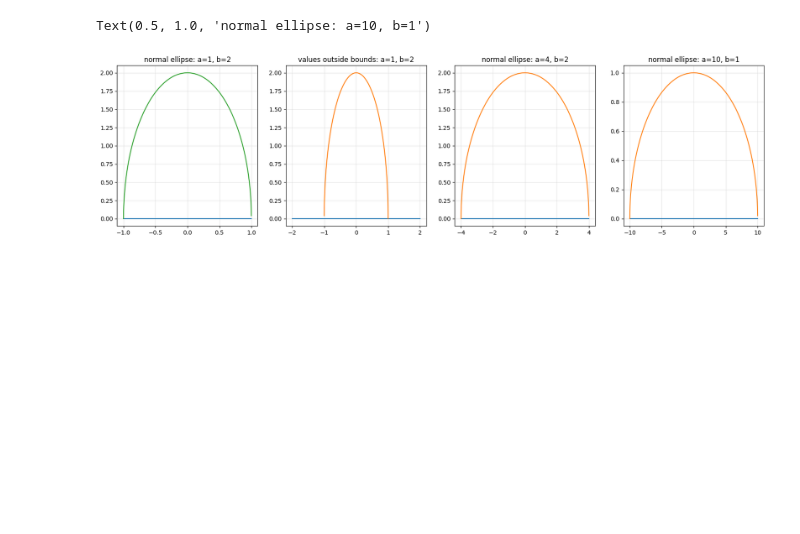
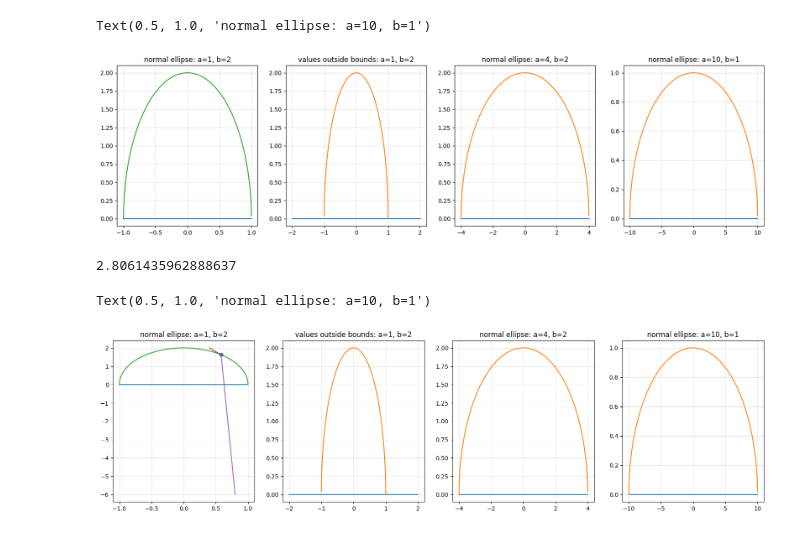
Before and after one commit to Noah-Everett/DSPD-Lens-Sim, a Jupyter notebook: DSPD_Lens_Sim.ipynb, the cells around one changed output. Cells and saved outputs as stored; diff of their text form; code cells hidden in the pictures; blank space fills up the shorter version.

```diff
--- a/DSPD_Lens_Sim.ipynb
+++ b/DSPD_Lens_Sim.ipynb
@@ -30,11 +39,11 @@ class lens_ellipse_circular( surface ):
 
   def equation_3d( self, x, y ):
     r = ( x**2 + y**2 )**(1/2)
-    return equation_ellipse_2d( r )
+    return self.equation_2d( r )
 
   def get_position_incidence_2d( self, photon_yIntercept, photon_slope ):
-    x = ( -photon_slope * photon_yIntercept + self.b * ( photon_slope**2 + self.b**2/self.a**2 - photon_yIntercept**2/self.a**2 )**(1/2) ) / ( m**2 + self.b**2/self.a**2 )
-    y = equation_2d( x )
+    x = ( -photon_slope * photon_yIntercept + self.b * ( photon_slope**2 + self.b**2/self.a**2 - photon_yIntercept**2/self.a**2 )**(1/2) ) / ( photon_slope**2 + self.b**2/self.a**2 )
+    y = self.equation_2d( x )
     return ( x, y )
 
   def get_position_incidence_3d( self, photon_position, photon_direction ):
@@ -52,14 +61,14 @@ class lens_ellipse_circular( surface ):
     # xy-plane
     photon_slope = photon_direction[ 1 ] / photon_direction[ 0 ] # redefinition of xy-slope
     photon_yIntercept = photon_position[ 1 ] - photon_slope * photon_position[ 1 ]
-    x = ( -photon_slope * photon_yIntercept + ( -m**2 * r_incidence**2 - photon_yIntercept**2 + r_incidence**2 )**(1/2) ) / ( photon_slope**2 + 1 )
+    x = ( -photon_slope * photon_yIntercept + ( -photon_slope**2 * r_incidence**2 - photon_yIntercept**2 + r_incidence**2 )**(1/2) ) / ( photon_slope**2 + 1 )
     y = ( r_incidence**2 - x**2 )**(1/2)
 
     return ( x, y, z )
 
   def get_angle_incidence( self, photon_position, photon_direction ):
     ( x, y, z ) = self.get_position_incidence_3d( photon_position, photon_direction )
-    return math.acos( x * photon_direction[ 0 ] + y * photon_direction[ 1 ] + z * photon_direction[ 2 ] ) / ( ( x**2 + y**2 + z**2 )**(1/2) * ( photon_direction[ 0 ]**2 + photon_direction[ 1 ]**2 + photon_direction[ 2 ]**2 )**(1/2) )
+    return math.acos( ( x * photon_direction[ 0 ] + y * photon_direction[ 1 ] + z * photon_direction[ 2 ] ) / ( ( x**2 + y**2 + z**2 )**(1/2) * ( photon_direction[ 0 ]**2 + photon_direction[ 1 ]**2 + photon_direction[ 2 ]**2 )**(1/2) ) )
 # %%
 def get_reflection_s( n_1, n_2, theta_i ):
   cos_theta_i = math.cos( theta_i )
@@ -158,3 +167,67 @@ axs[3].set_title('normal ellipse: a='+str(a)+', b='+str(b))
 # %% [output]
 Text(0.5, 1.0, 'normal ellipse: a=10, b=1')
 [figure]
+# %%
+fig, axs = plt.subplots(nrows=1, ncols=4, figsize=(20, 5))
+
+# normal ellipse
+a = 1
+b = 2
+lens = lens_ellipse_circular( a, b )
+r = np.arange(-a, a, 2*a/10000)
+z = np.arange(0,b,200)
+axs[0].plot(r, np.zeros_like(r))
+axs[0].plot(np.zeros_like(z), z )
+axs[0].plot(r, lens.equation_2d(r))
+
+photon_yIntercept = 10
+photon_slope = -20
+x_start = 0.4
+point = lens.get_position_incidence_2d(photon_yIntercept,photon_slope)
+axs[0].scatter(point[0], point[1])
+x = [x_start,point[0]]
+y = [x_start*photon_slope+photon_yIntercept,point[1]]
+axs[0].plot(x,y)
+
+print( lens.get_angle_incidence( (x[0],0,y[0]), (1,0,photon_slope) ) )
+x_stop = 0.8
+x = [point[0],x_stop]
+y = [point[1],x_stop*photon_slope+photon_yIntercept]
+axs[0].plot(x,y)
+
+axs[0].grid(which='major', linewidth=0.5, alpha=0.5)
+axs[0].set_title('normal ellipse: a='+str(a)+', b='+str(b))
+
+# Giving values outside ellipse
+a = 1
+b = 2
+lens = lens_ellipse_circular( a, b )
+r = np.arange(-2*a, 2*a, 2*a/10000)
+axs[1].plot(r, np.zeros_like(r))
+axs[1].plot(r, lens.equation_2d(r))
+axs[1].grid(which='major', linewidth=0.5, alpha=0.5)
+axs[1].set_title('values outside bounds: a='+str(a)+', b='+str(b))
+
+# normal ellipse
+a = 4
+b = 2
+lens = lens_ellipse_circular( a, b )
+r = np.arange(-a, a, 2*a/10000)
+axs[2].plot(r, np.zeros_like(r))
+axs[2].plot(r, lens.equation_2d(r))
+axs[2].grid(which='major', linewidth=0.5, alpha=0.5)
+axs[2].set_title('normal ellipse: a='+str(a)+', b='+str(b))
+
+# normal ellipse
+a = 10
+b = 1
+lens = lens_ellipse_circular( a, b )
+r = np.arange(-a, a, 2*a/10000)
+axs[3].plot(r, np.zeros_like(r))
+axs[3].plot(r, lens.equation_2d(r))
+axs[3].grid(which='major', linewidth=0.5, alpha=0.5)
+axs[3].set_title('normal ellipse: a='+str(a)+', b='+str(b))
+# %% [output]
+2.8061435962888637
+Text(0.5, 1.0, 'normal ellipse: a=10, b=1')
+[figure, added]
```
Also changed, not shown: parts of 2 cells of this notebook.
